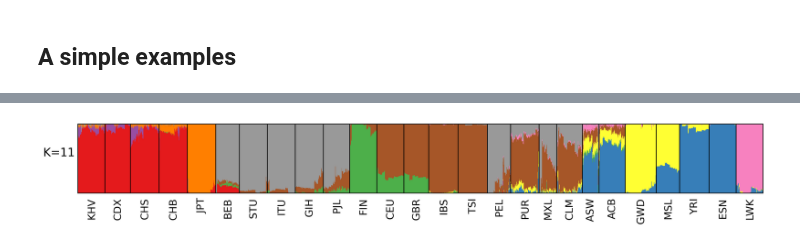
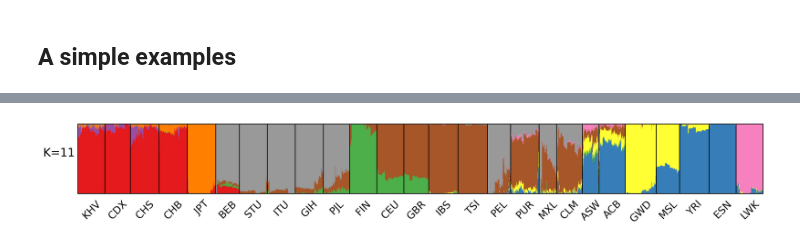
Before and after one commit to ShujiaHuang/geneview, a Jupyter notebook: docs/tutorial/admixture.ipynb, the cells around one changed output, grey strips where cells are left out. Cells and saved outputs as stored; diff of their text form; code cells hidden in the pictures.

```diff
--- a/docs/tutorial/admixture.ipynb
+++ b/docs/tutorial/admixture.ipynb
@@ -19,33 +21,32 @@ admixtureplot(data="../../examples/data/admixture.output.Q",
 # %%
-from geneview import admixtureplot
 pop_group_1kg = ["KHV", "CDX", "CHS", "CHB", "JPT", "BEB", "STU", "ITU", "GIH", "PJL", "FIN",
                  "CEU", "GBR", "IBS", "TSI", "PEL", "PUR", "MXL", "CLM", "ASW", "ACB", "GWD",
                  "MSL", "YRI", "ESN", "LWK"]
 
 df = pd.read_table("../../examples/data/admixture.output.Q", sep=" ", header=None)
 sample_info = pd.read_table("../../examples/data/admixture_population.info", sep="\t", header=None, names=["Group"])
 popset = set(sample_info["Group"])
 
 data = {}
 for g in popset:
     g_data = df[sample_info["Group"]==g].copy()
     # Sub sampling: keep less than 140 samples for each group
     data[g] = g_data.sample(n=140, random_state=100) if len(g_data)>140 else g_data
 
 
 ### Plot
 params = {"legend.fontsize": 14,
           "axes.labelsize": 16,
           "xtick.labelsize": 14,
           "ytick.labelsize": 14}
 plt.rcParams.update(params)
 f, ax = plt.subplots(1, 1, figsize=(14, 2), facecolor="w", constrained_layout=True, dpi=300)
-TAB10 = ["#1f77b4", "#ff7f0e", "#2ca02c", "#d62728", "#9467bd", "#8c564b", "#e377c2", "#7f7f7f", "#bcbd22", "#17becf"]
 _ = admixtureplot(data=data,
-                  group_order=pop_group_1kg, # pop_group_bigcs+pop_group_1kg,
-                  palette="Set1", #"viridis",
-                  xticklabel_kws={"rotation": "vertical"},
-                  ylabel="K=11", ylabel_kws={"rotation": 0, "ha": "right"},
+                  group_order=pop_group_1kg,
+                  palette="Set1",
+                  xticklabel_kws={"rotation": 45},
+                  ylabel="K=11",
+                  ylabel_kws={"rotation": 0, "ha": "right"},
                   ax=ax)
 # %% [output]
-[figure, old version]
+[figure, new version]
```
Also changed, not shown: parts of 1 cell of this notebook, 1 other file.
